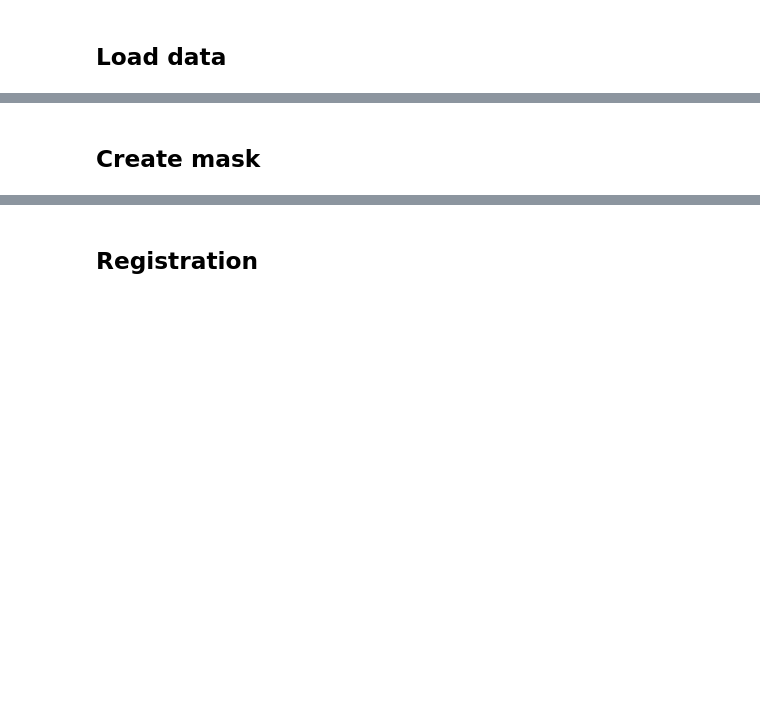
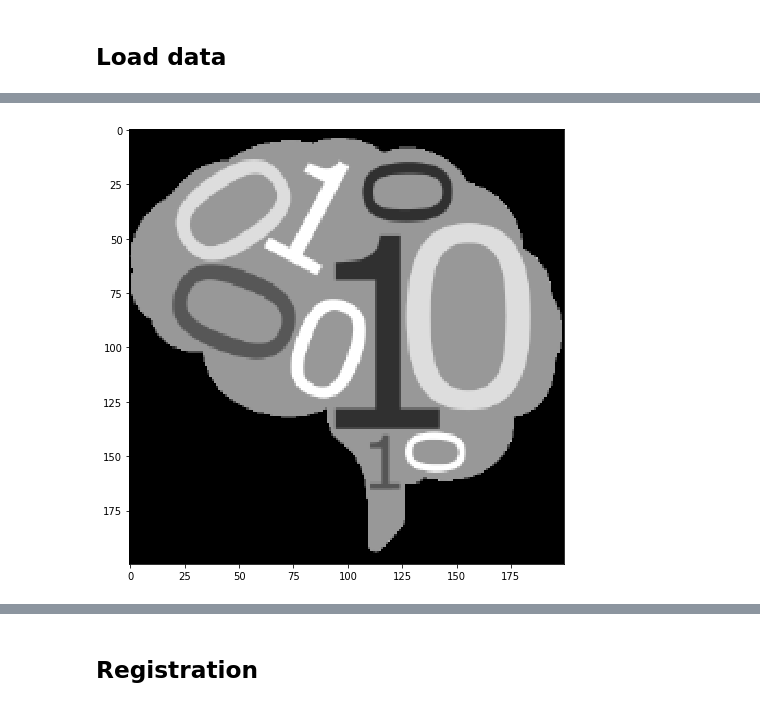
Before and after one commit to neurodata/ndreg, a Jupyter notebook: ndreg demo notebook.ipynb, the cells around one changed output, grey strips where cells are left out. Saved outputs shown, nothing was run; the diff lists cells and outputs as text; code cells hidden in the pictures; blank space fills up the shorter version.

```diff
--- a/ndreg demo notebook.ipynb
+++ b/ndreg demo notebook.ipynb
@@ -35,2 +17,0 @@ ndreg.imgShow(atlas)
-# %% [markdown]
-## Create mask
@@ -38,0 +18,4 @@ mask = preprocessor.create_iterative_mask(img, use_triangle=True)
+# %%
+img = ndreg.imgRead('neurodata.png')
+# %%
+img_np = skimage.color.rgb2gray(sitk.GetArrayFromImage(img))
@@ -38,0 +24,5 @@ mask = preprocessor.create_iterative_mask(img, use_triangle=True)
+# %%
+plt.imshow(sitk.GetArrayViewFromImage(img), cmap='gray')
+plt.show()
+# %% [output]
+[figure, added]
```
Also changed, not shown: parts of 79 cells of this notebook, 3 other files.
